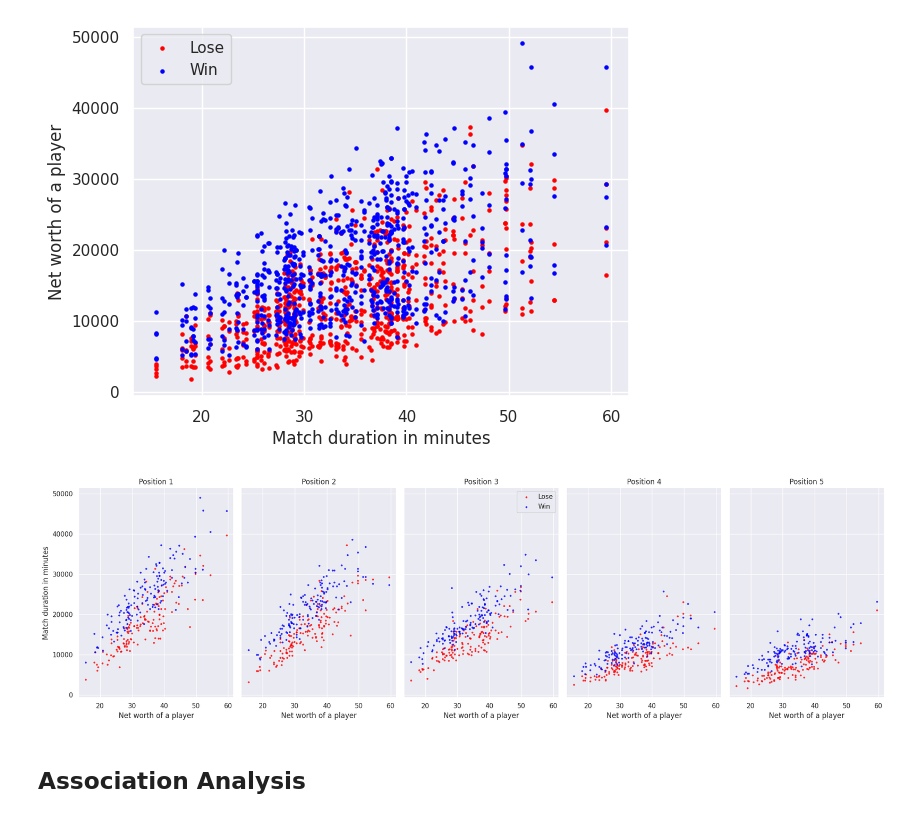
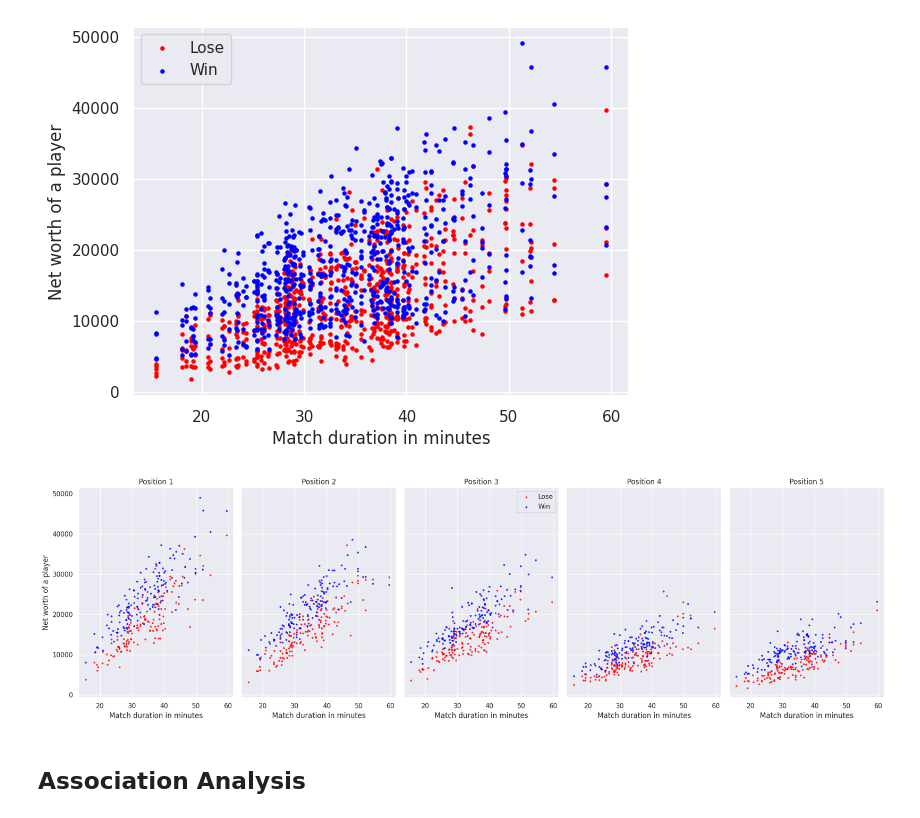
Before and after one commit to byermekov/GE2324_CW, a Jupyter notebook: dota2-ge.ipynb, the cells around one changed output. Saved outputs shown, nothing was run; the diff lists cells and outputs as text; code cells hidden in the pictures.

```diff
--- a/dota2-ge.ipynb
+++ b/dota2-ge.ipynb
@@ -483,7 +485,7 @@ def predict_outcome_dummy(rad_heroes, dire_heroes, model_name='LDA'):
         print('So, Dire will most likely win')
 # %%
 # Global Variables
-dir_path = '../input/dota-2-matches-pro-leagues/'
+dir_path = '../input/'
 matches_path = dir_path + 'dota2_matches.parquet'
 versions_path = dir_path + 'dota2_versions.csv'
 LOWER_THRESHOLD_DATE = '2023-01-01'
@@ -759,23 +761,23 @@ plt.show()
 # %%
 fig, axs = plt.subplots(1, 5, figsize=(20, 6), sharey=True)
 colors_win_lose = {True: 'blue', False: 'red'}
 
 for position in range(1, 6):
     ax = axs[position-1]
     for win, data in players_subset[players_subset['position'] == position].groupby('win'):
         ax.scatter(data.match_duration_minutes, data.networth,
                    color=colors_win_lose[win], label=f'{"Win" if win else "Lose"}', s=5, alpha=0.7)
     ax.set_title(f'Position {position}')
     if position == 1:
-        ax.set_ylabel('Match duration in minutes')
-    ax.set_xlabel('Net worth of a player')
+        ax.set_ylabel('Net worth of a player')
+    ax.set_xlabel('Match duration in minutes')
     if position == 3:
         ax.legend()
 
 plt.tight_layout()
 plt.show()
 # %% [output]
-[figure, old version]
+[figure, new version]
 # %% [markdown]
 ## Association Analysis
 # %%
```
Also changed, not shown: parts of 17 cells of this notebook.
